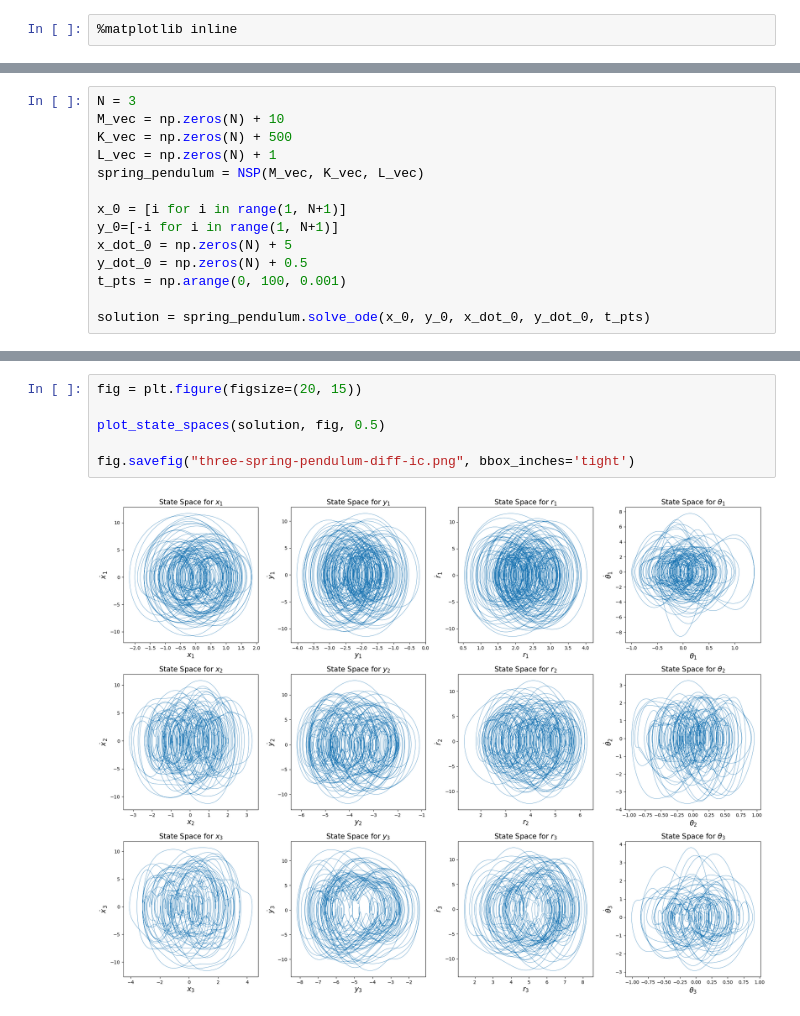
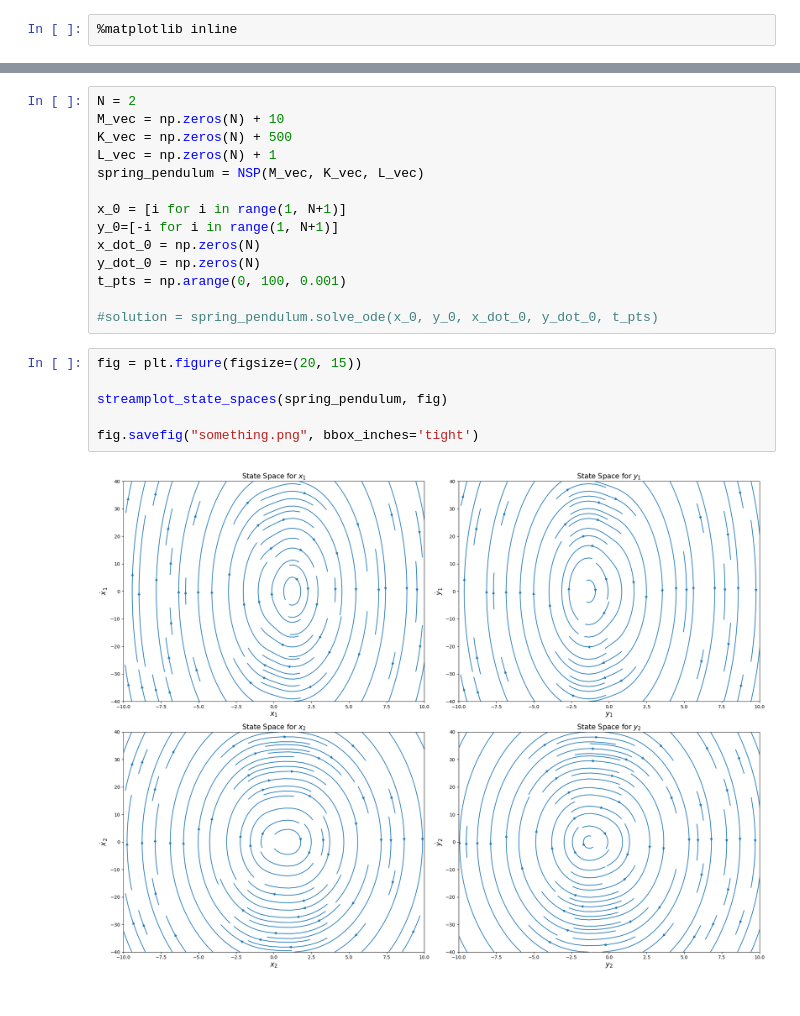
Before and after one commit to ihatebananas/N-Spring-Pendulum-Final-Project, a Jupyter notebook: visualizations.ipynb, the cells around one changed output, grey strips where cells are left out. Drawn from its saved outputs; the diff is of its cells as text.

```diff
--- a/visualizations.ipynb
+++ b/visualizations.ipynb
@@ -43,17 +164,3 @@ def plot_state_spaces(solution_matrix, fig, lw):
         ax4.set_ylabel(rf'$\dot\theta_{i+1}$', fontsize=15)
 
         fig.tight_layout()
-# %%
-N = 3
-M_vec = np.zeros(N) + 10
-K_vec = np.zeros(N) + 500
-L_vec = np.zeros(N) + 1
-spring_pendulum = NSP(M_vec, K_vec, L_vec)
-
-x_0 = [i for i in range(1, N+1)]
-y_0=[-i for i in range(1, N+1)]
-x_dot_0 = np.zeros(N) + 5
-y_dot_0 = np.zeros(N) + 0.5
-t_pts = np.arange(0, 100, 0.001)
-
-solution = spring_pendulum.solve_ode(x_0, y_0, x_dot_0, y_dot_0, t_pts)
@@ -60,8 +221,22 @@ solution = spring_pendulum.solve_ode(x_0, y_0, x_dot_0, y_dot_0, t_pts)
+# %%
+N = 2
+M_vec = np.zeros(N) + 10
+K_vec = np.zeros(N) + 500
+L_vec = np.zeros(N) + 1
+spring_pendulum = NSP(M_vec, K_vec, L_vec)
+
+x_0 = [i for i in range(1, N+1)]
+y_0=[-i for i in range(1, N+1)]
+x_dot_0 = np.zeros(N)
+y_dot_0 = np.zeros(N)
+t_pts = np.arange(0, 100, 0.001)
+
+#solution = spring_pendulum.solve_ode(x_0, y_0, x_dot_0, y_dot_0, t_pts)
 # %%
 fig = plt.figure(figsize=(20, 15))
 
-plot_state_spaces(solution, fig, 0.5)
+streamplot_state_spaces(spring_pendulum, fig)
 
-fig.savefig("three-spring-pendulum-diff-ic.png", bbox_inches='tight')
+fig.savefig("something.png", bbox_inches='tight')
 # %% [output]
-[figure, old version]
+[figure, new version]
```
Also changed, not shown: parts of 8 cells of this notebook, 2 other files.
